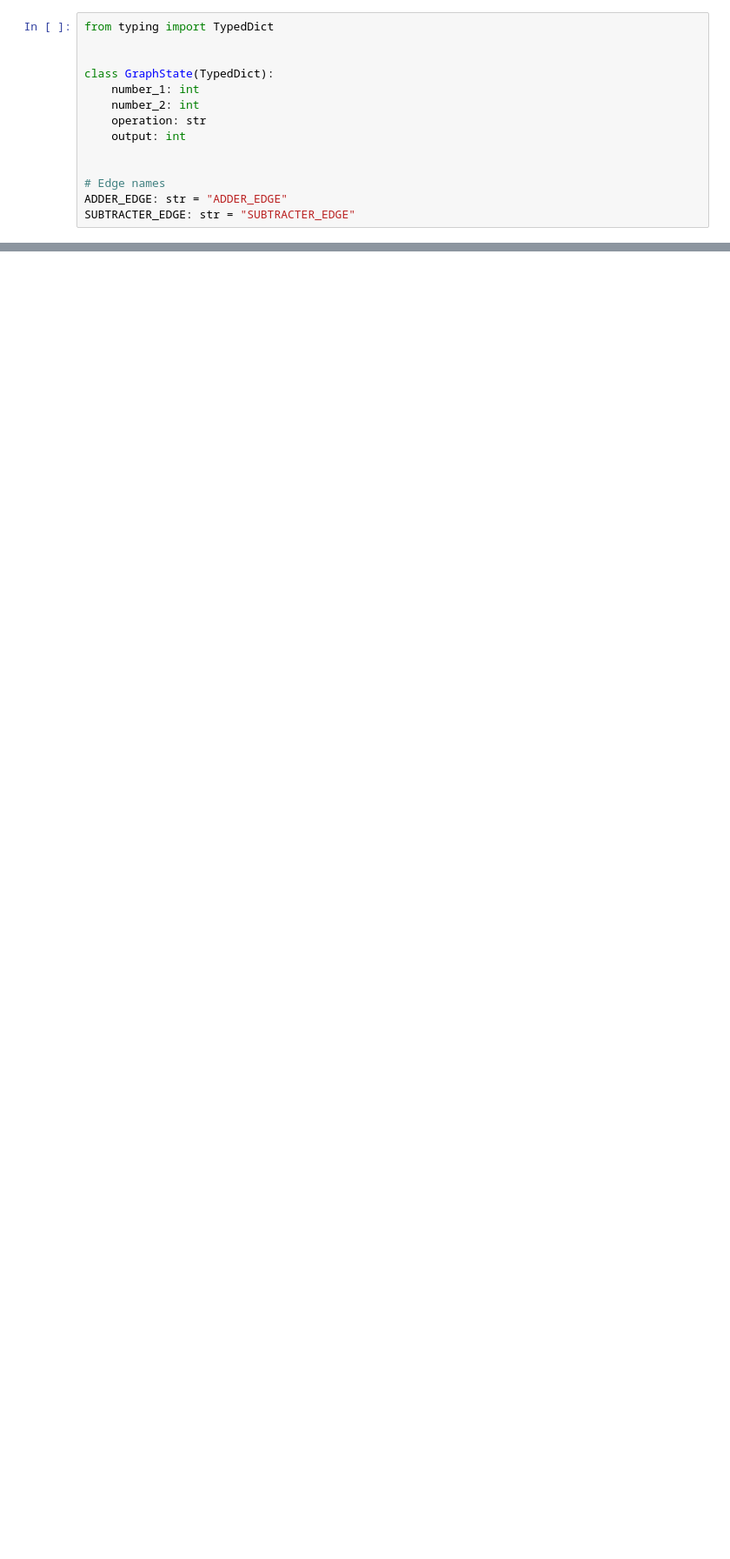
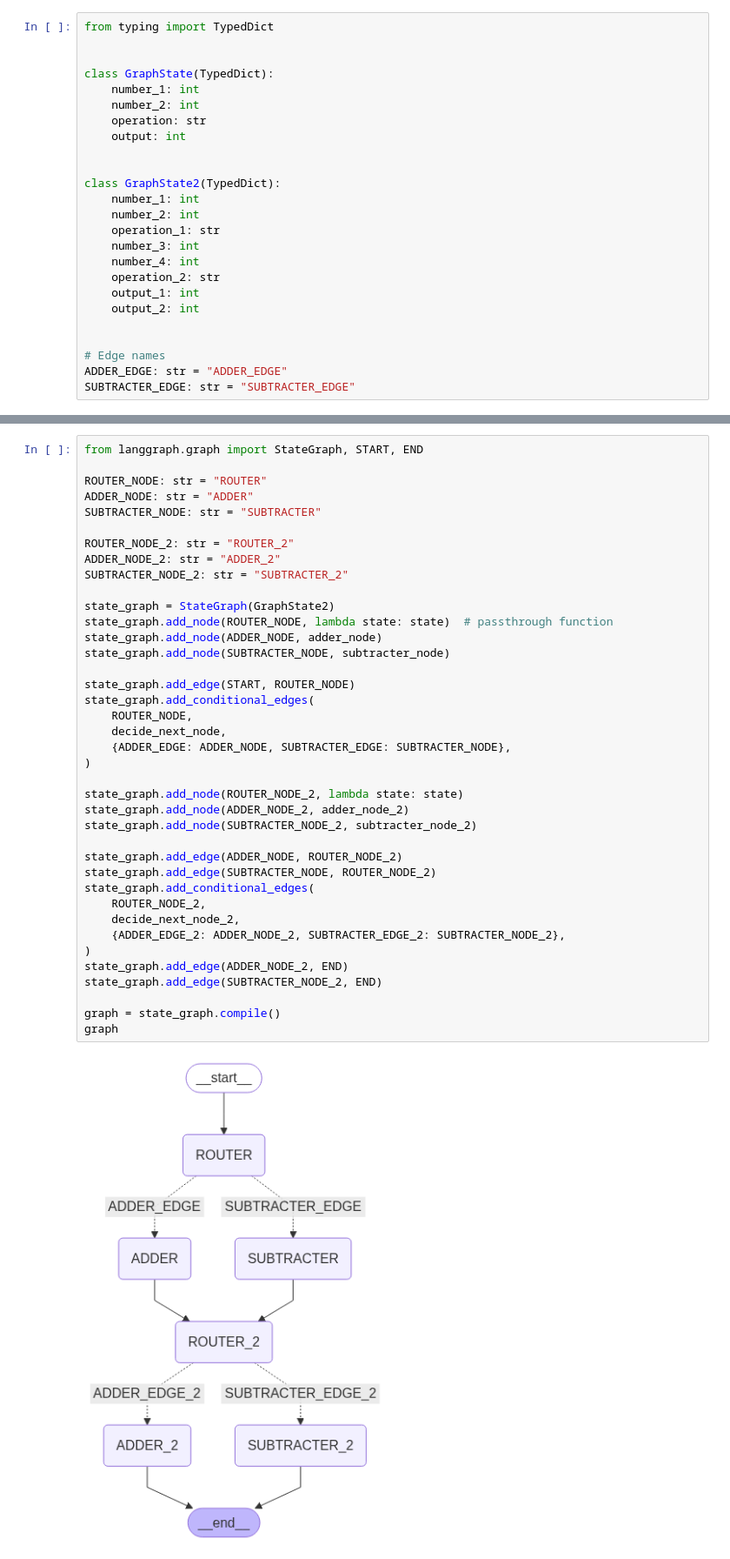
Before and after one commit to deyrahul95/LangGraphCourse, a Jupyter notebook: Notebooks/Conditional_Edge_Graph.ipynb, the cells around one changed output, grey strips where cells are left out. Shown at 87% size. Saved outputs shown, nothing was run; the diff lists cells and outputs as text; blank space fills up the shorter version.

Commit message:
Added 2nd conditional edge graph

```diff
--- a/Notebooks/Conditional_Edge_Graph.ipynb
+++ b/Notebooks/Conditional_Edge_Graph.ipynb
@@ -9,6 +9,17 @@ class GraphState(TypedDict):
     output: int
 
 
+class GraphState2(TypedDict):
+    number_1: int
+    number_2: int
+    operation_1: str
+    number_3: int
+    number_4: int
+    operation_2: str
+    output_1: int
+    output_2: int
+
+
 # Edge names
 ADDER_EDGE: str = "ADDER_EDGE"
 SUBTRACTER_EDGE: str = "SUBTRACTER_EDGE"
@@ -68,0 +142,41 @@ print(graph.invoke(initial_state))
+# %%
+from langgraph.graph import StateGraph, START, END
+
+ROUTER_NODE: str = "ROUTER"
+ADDER_NODE: str = "ADDER"
+SUBTRACTER_NODE: str = "SUBTRACTER"
+
+ROUTER_NODE_2: str = "ROUTER_2"
+ADDER_NODE_2: str = "ADDER_2"
+SUBTRACTER_NODE_2: str = "SUBTRACTER_2"
+
+state_graph = StateGraph(GraphState2)
+state_graph.add_node(ROUTER_NODE, lambda state: state)  # passthrough function
+state_graph.add_node(ADDER_NODE, adder_node)
+state_graph.add_node(SUBTRACTER_NODE, subtracter_node)
+
+state_graph.add_edge(START, ROUTER_NODE)
+state_graph.add_conditional_edges(
+    ROUTER_NODE,
+    decide_next_node,
+    {ADDER_EDGE: ADDER_NODE, SUBTRACTER_EDGE: SUBTRACTER_NODE},
+)
+
+state_graph.add_node(ROUTER_NODE_2, lambda state: state)
+state_graph.add_node(ADDER_NODE_2, adder_node_2)
+state_graph.add_node(SUBTRACTER_NODE_2, subtracter_node_2)
+
+state_graph.add_edge(ADDER_NODE, ROUTER_NODE_2)
+state_graph.add_edge(SUBTRACTER_NODE, ROUTER_NODE_2)
+state_graph.add_conditional_edges(
+    ROUTER_NODE_2,
+    decide_next_node_2,
+    {ADDER_EDGE_2: ADDER_NODE_2, SUBTRACTER_EDGE_2: SUBTRACTER_NODE_2},
+)
+state_graph.add_edge(ADDER_NODE_2, END)
+state_graph.add_edge(SUBTRACTER_NODE_2, END)
+
+graph = state_graph.compile()
+graph
+# %% [output]
+[figure, added]
```
Also changed, not shown: parts of 5 cells of this notebook.
